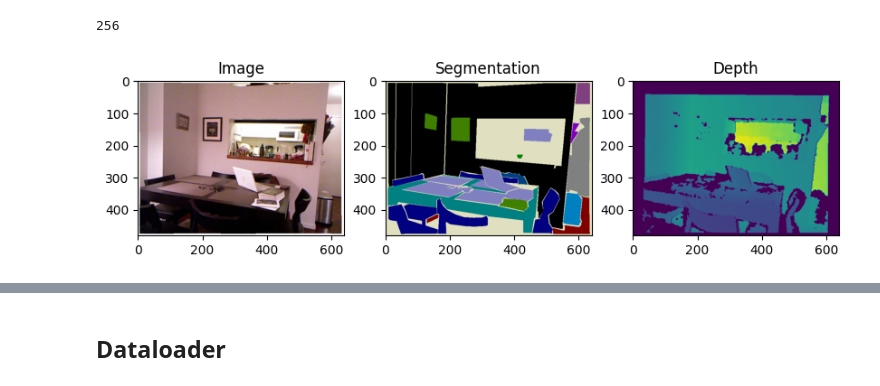
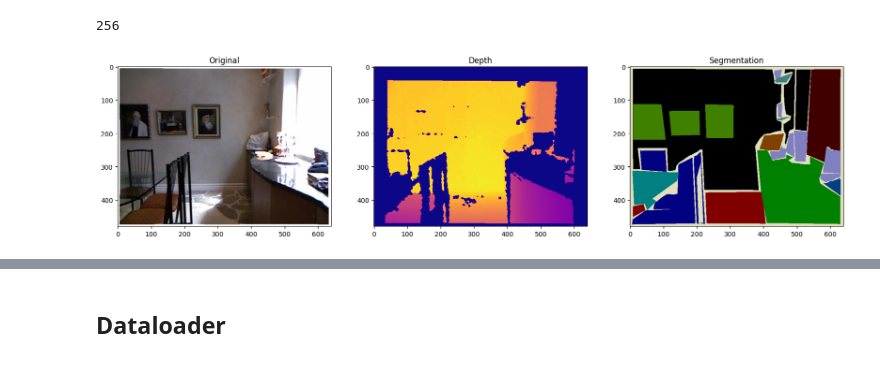
Before and after one commit to bohdanvodianyk/multi-task-learning, a Jupyter notebook: mlp-hydranet-train.ipynb, the cells around one changed output, grey strips where cells are left out. Cells and saved outputs as stored; diff of their text form; code cells hidden in the pictures.

```diff
--- a/mlp-hydranet-train.ipynb
+++ b/mlp-hydranet-train.ipynb
@@ -38,18 +38,18 @@ print(len(CMAP))
 # %% [output]
 256
 # %%
-idx = np.random.randint(0, len(seg))
+idx = np.random.randint(0,len(seg))
 
-f, (ax0, ax1, ax2) = plt.subplots(1, 3, figsize=(10, 5))
-ax0.imshow(Image.open(images[idx]))
-ax0.set_title("Image")
-ax1.imshow(CMAP[np.array(Image.open(seg[idx]))])
-ax1.set_title("Segmentation")
-ax2.imshow(Image.open(depth[idx]))
-ax2.set_title("Depth")
+f, (ax0, ax1, ax2) = plt.subplots(1,3, figsize=(20,40))
+ax0.imshow(np.array(Image.open(images[idx])))
+ax0.set_title("Original")
+ax1.imshow(np.array(Image.open(depth[idx])), cmap="plasma")
+ax1.set_title("Depth")
+ax2.imshow(CMAP[np.array(Image.open(seg[idx]))])
+ax2.set_title("Segmentation")
 plt.show()
 # %% [output]
-[figure, old version]
+[figure, new version]
 # %%
 print(np.unique(np.array(Image.open(seg[idx]))))
 print(len(np.unique(np.array(Image.open(seg[idx])))))
```
Also changed, not shown: parts of 30 cells of this notebook.
